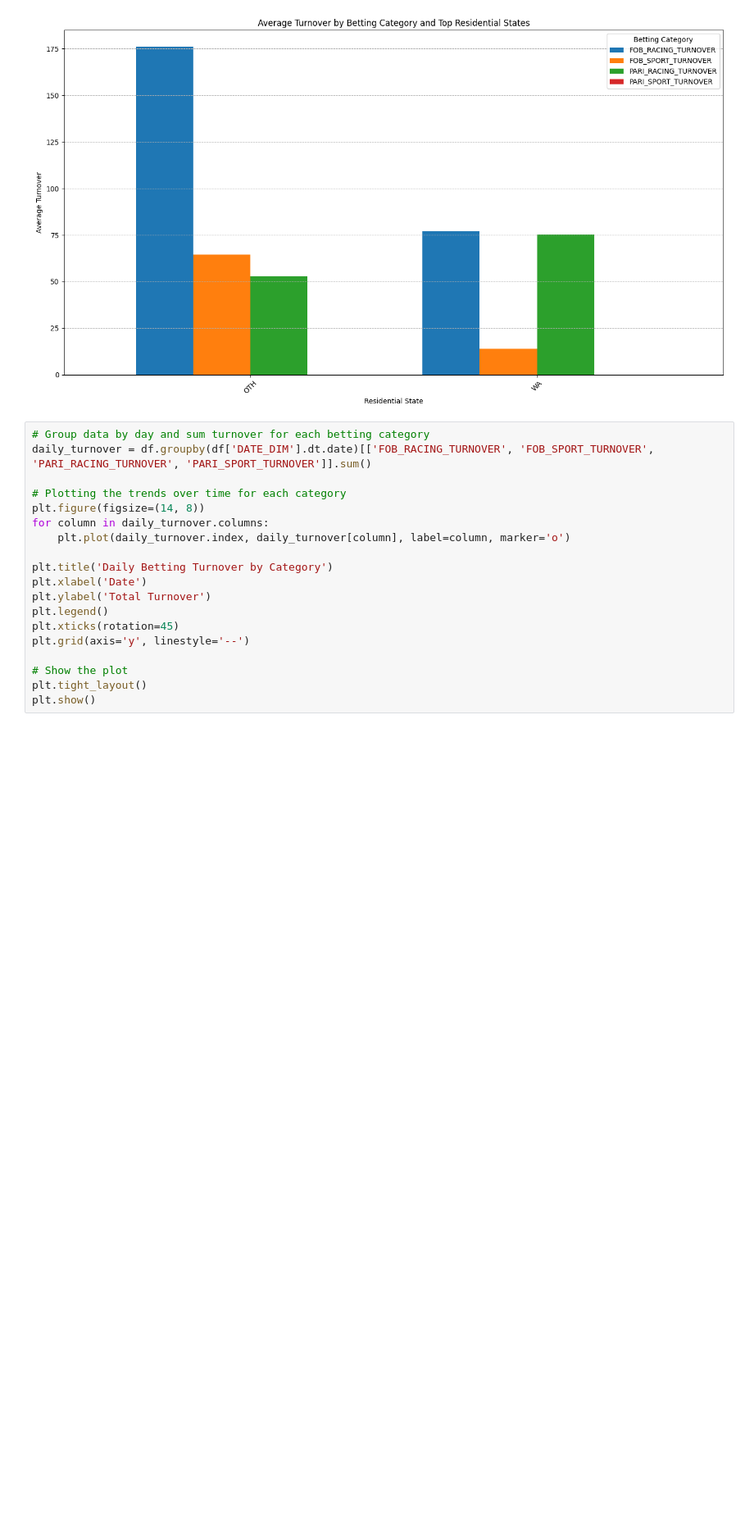
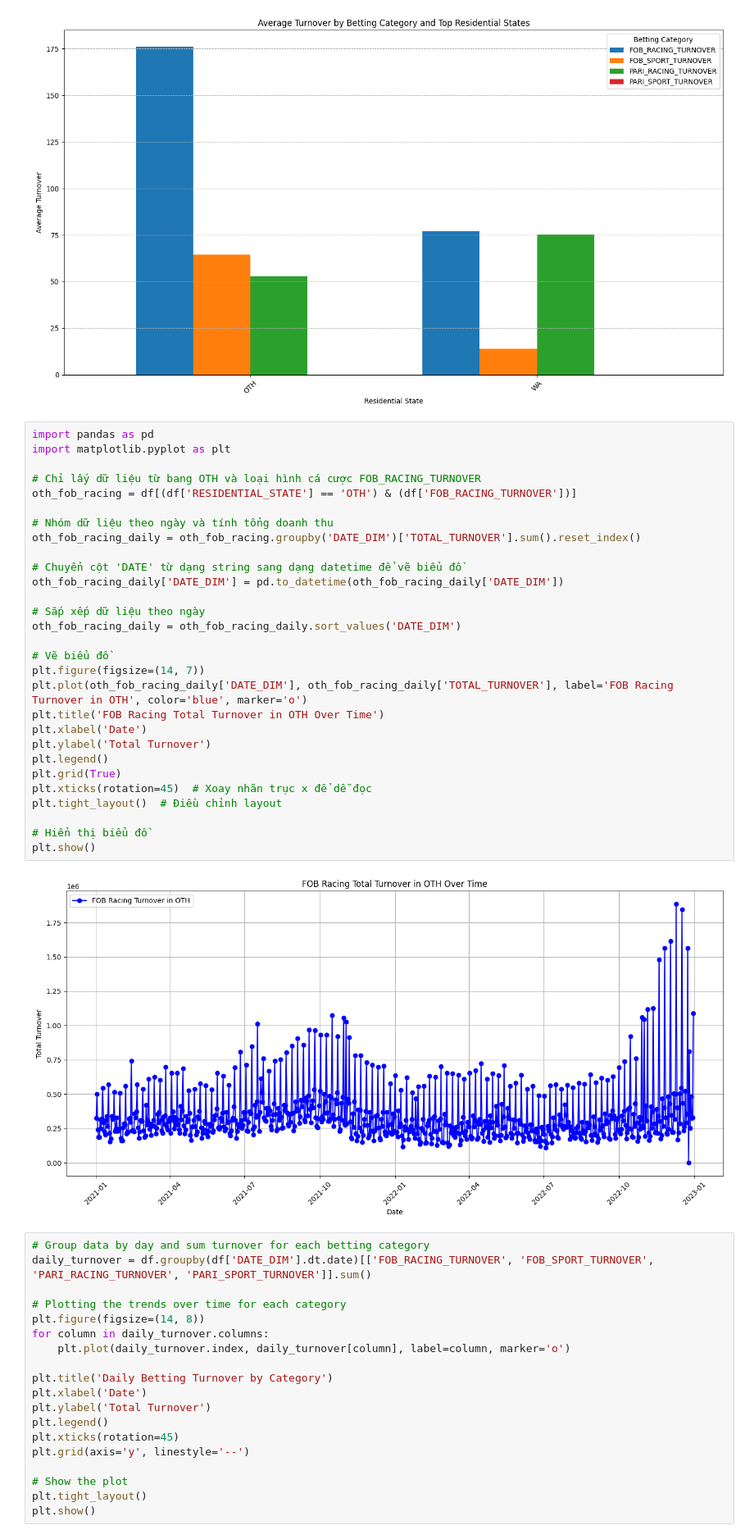
Before and after one commit to ThanhVo15/Competition, a Jupyter notebook: 2. Data Got Talent/2. Final Round/Code/GROSS_MARGIN_FORECAST copy.ipynb, the cells around one changed output. Shown at 82% size. Cells and saved outputs as stored; diff of their text form; blank space fills up the shorter version.

```diff
--- a/2. Data Got Talent/2. Final Round/Code/GROSS_MARGIN_FORECAST copy.ipynb
+++ b/2. Data Got Talent/2. Final Round/Code/GROSS_MARGIN_FORECAST copy.ipynb
@@ -193,6 +224,37 @@ plt.tight_layout()
 plt.show()
 # %% [output]
 [figure]
+# %%
+import pandas as pd
+import matplotlib.pyplot as plt
+
+# Chỉ lấy dữ liệu từ bang OTH và loại hình cá cược FOB_RACING_TURNOVER
+oth_fob_racing = df[(df['RESIDENTIAL_STATE'] == 'OTH') & (df['FOB_RACING_TURNOVER'])]
+
+# Nhóm dữ liệu theo ngày và tính tổng doanh thu
+oth_fob_racing_daily = oth_fob_racing.groupby('DATE_DIM')['TOTAL_TURNOVER'].sum().reset_index()
+
+# Chuyển cột 'DATE' từ dạng string sang dạng datetime để vẽ biểu đồ
+oth_fob_racing_daily['DATE_DIM'] = pd.to_datetime(oth_fob_racing_daily['DATE_DIM'])
+
+# Sắp xếp dữ liệu theo ngày
+oth_fob_racing_daily = oth_fob_racing_daily.sort_values('DATE_DIM')
+
+# Vẽ biểu đồ
+plt.figure(figsize=(14, 7))
+plt.plot(oth_fob_racing_daily['DATE_DIM'], oth_fob_racing_daily['TOTAL_TURNOVER'], label='FOB Racing Turnover in OTH', color='blue', marker='o')
+plt.title('FOB Racing Total Turnover in OTH Over Time')
+plt.xlabel('Date')
+plt.ylabel('Total Turnover')
+plt.legend()
+plt.grid(True)
+plt.xticks(rotation=45)  # Xoay nhãn trục x để dễ đọc
+plt.tight_layout()  # Điều chỉnh layout
+
+# Hiển thị biểu đồ
+plt.show()
+# %% [output]
+[figure, added]
 # %%
 # Group data by day and sum turnover for each betting category
 daily_turnover = df.groupby(df['DATE_DIM'].dt.date)[['FOB_RACING_TURNOVER', 'FOB_SPORT_TURNOVER', 'PARI_RACING_TURNOVER', 'PARI_SPORT_TURNOVER']].sum()
```
Also changed, not shown: parts of 3 cells of this notebook, 7 other files.
